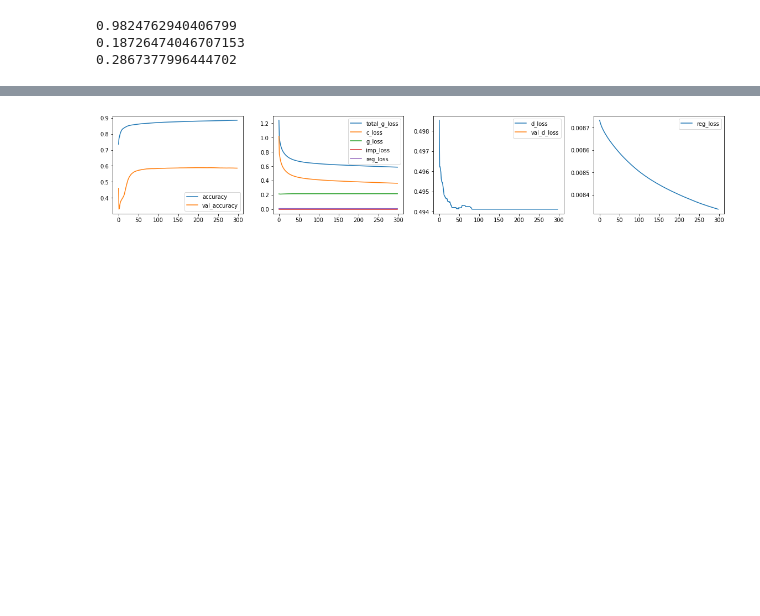
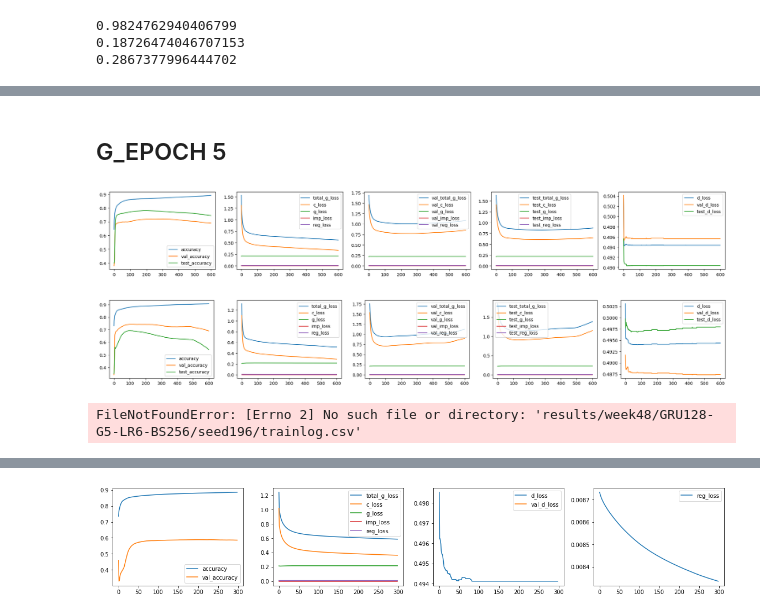
Before and after one commit to dnldsht/AJ-RNN, a Jupyter notebook: res.ipynb, the cells around one changed output, grey strips where cells are left out. Cells and saved outputs as stored; diff of their text form; code cells hidden in the pictures; blank space fills up the shorter version.

Commit message:
test: week48

```diff
--- a/res.ipynb
+++ b/res.ipynb
@@ -23,11 +23,12 @@ for i in seeds:
 0.2867377996444702
 # %%
 all_keys = [
-  ['accuracy', 'val_accuracy'],
+  ['accuracy', 'val_accuracy', 'test_accuracy'],
   ['total_g_loss', 'c_loss', 'g_loss', 'imp_loss', 'reg_loss'],
-  #['val_total_g_loss', 'val_c_loss', 'val_g_loss', 'val_imp_loss', 'val_reg_loss'],
-  ['d_loss','val_d_loss'],
-  ['reg_loss']
+  ['val_total_g_loss', 'val_c_loss', 'val_g_loss', 'val_imp_loss', 'val_reg_loss'],
+  ['test_total_g_loss', 'test_c_loss', 'test_g_loss', 'test_imp_loss', 'test_reg_loss'],
+  ['d_loss','val_d_loss', 'test_d_loss'],
+  #['reg_loss']
 ]
 
 import matplotlib.pyplot as plt
@@ -67,0 +64,17 @@ plot_all(get_metrics('results/week47/GRU128-LR7-BS64/seed89'))
+# %% [markdown]
+## G_EPOCH 5
+# %%
+# batch size 256
+plot_all(get_metrics('results/week48/GRU128-G5-LR6-BS256/seed89'))
+# %% [output]
+[figure, added]
+# %%
+# batch size 256
+plot_all(get_metrics('results/week48/GRU128-G5-LR6-BS256/seed27836'))
+# %% [output]
+[figure, added]
+# %%
+# batch size 256
+plot_all(get_metrics('results/week48/GRU128-G5-LR6-BS256/seed196'))
+# %% [output]
+FileNotFoundError: [Errno 2] No such file or directory: 'results/week48/GRU128-G5-LR6-BS256/seed196/trainlog.csv'
```
Also changed, not shown: parts of 7 cells of this notebook, 6 other files.
